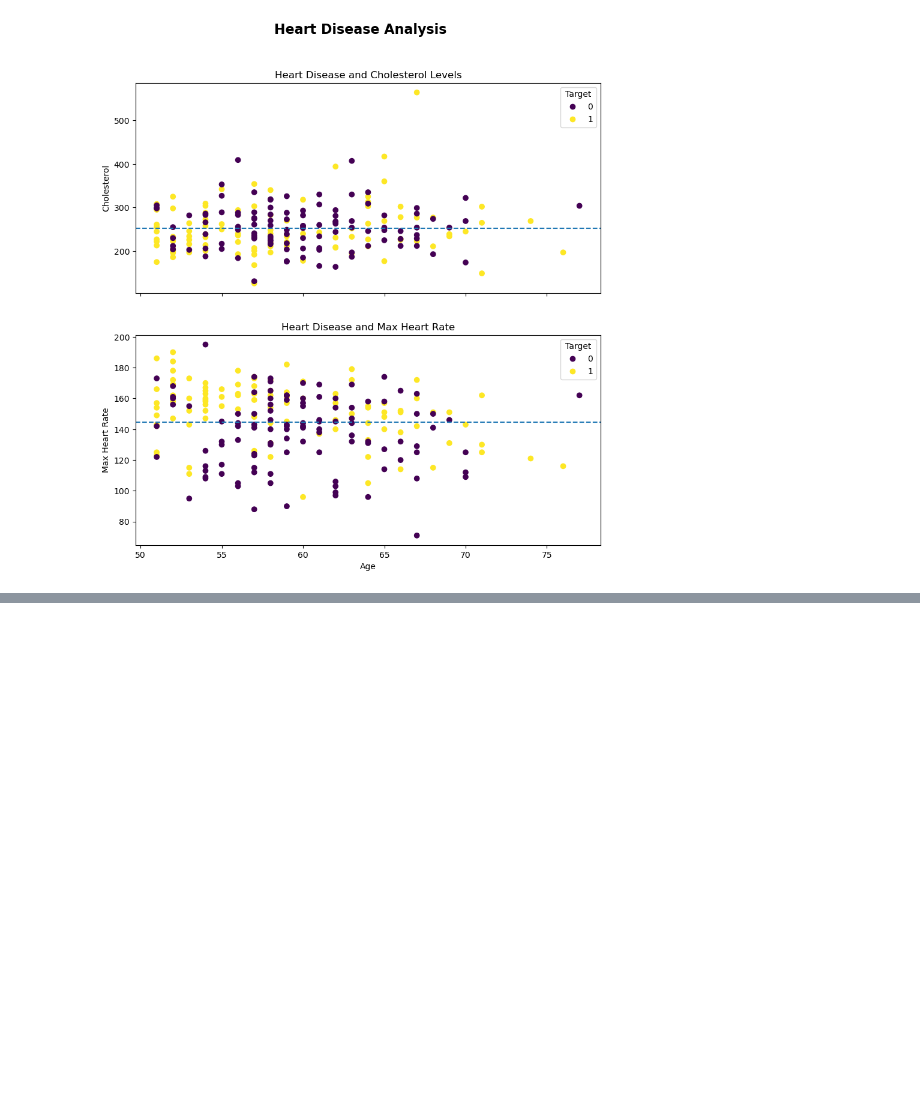
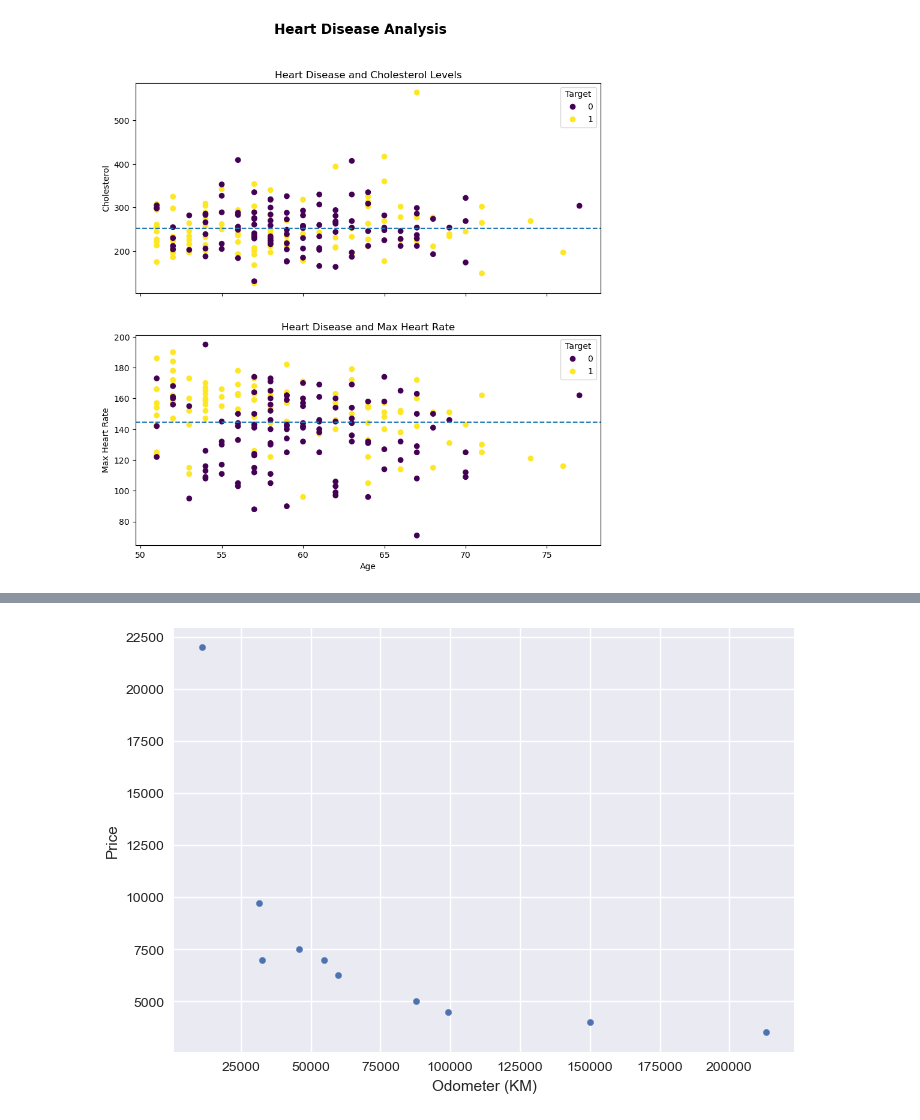
Before and after one commit to sserges/sample_project, a Jupyter notebook: intro-matplot.ipynb, the cells around one changed output, grey strips where cells are left out. Cells and saved outputs as stored; diff of their text form; code cells hidden in the pictures; blank space fills up the shorter version.

```diff
--- a/intro-matplot.ipynb
+++ b/intro-matplot.ipynb
@@ -457,0 +499,4 @@ fig.suptitle("Heart Disease Analysis", fontsize=16, fontweight="bold");
+# %%
+car_sales.plot(x="Odometer (KM)", y="Price", kind="scatter");
+# %% [output]
+[figure, added]
```
Also changed, not shown: parts of 20 cells of this notebook.
